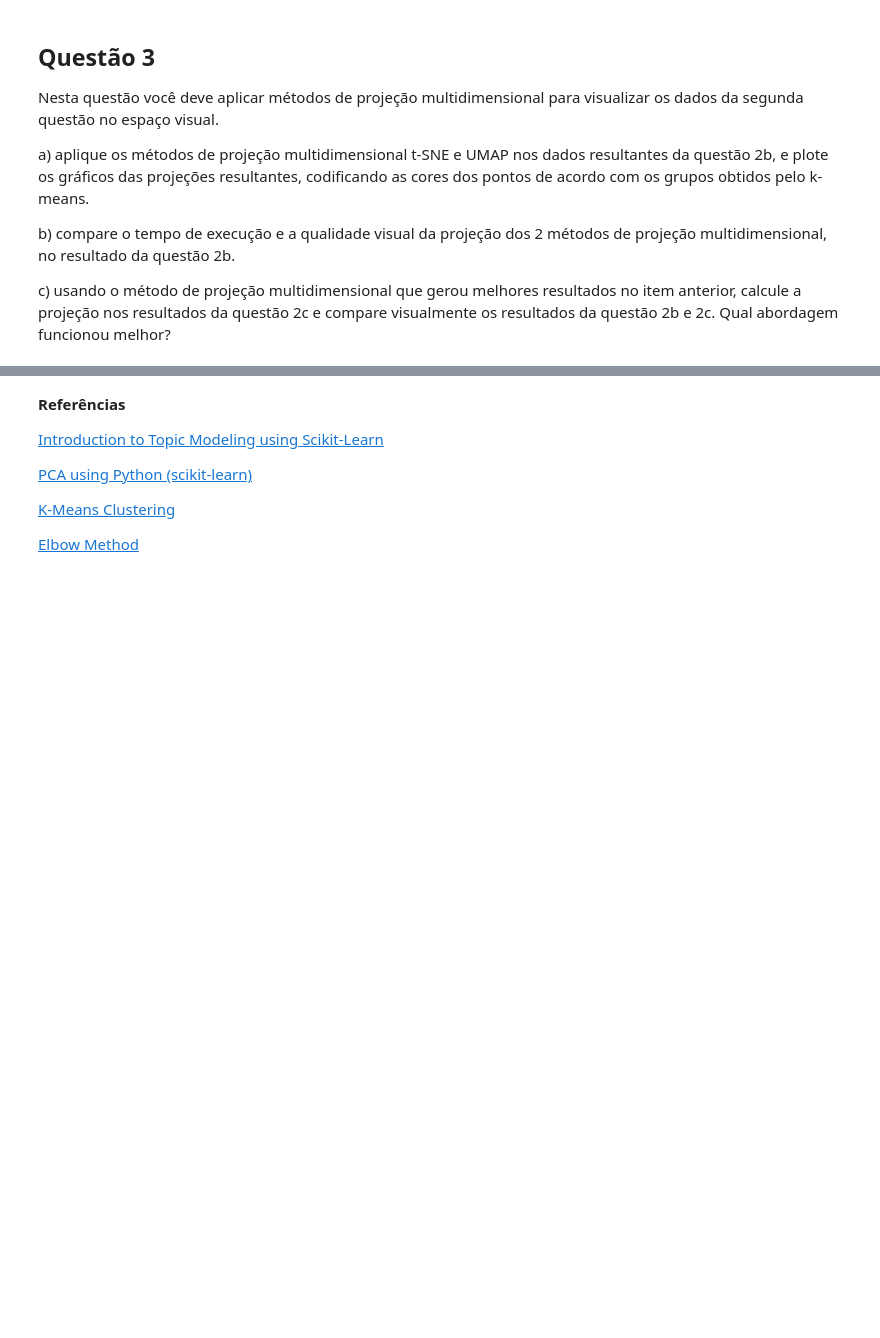
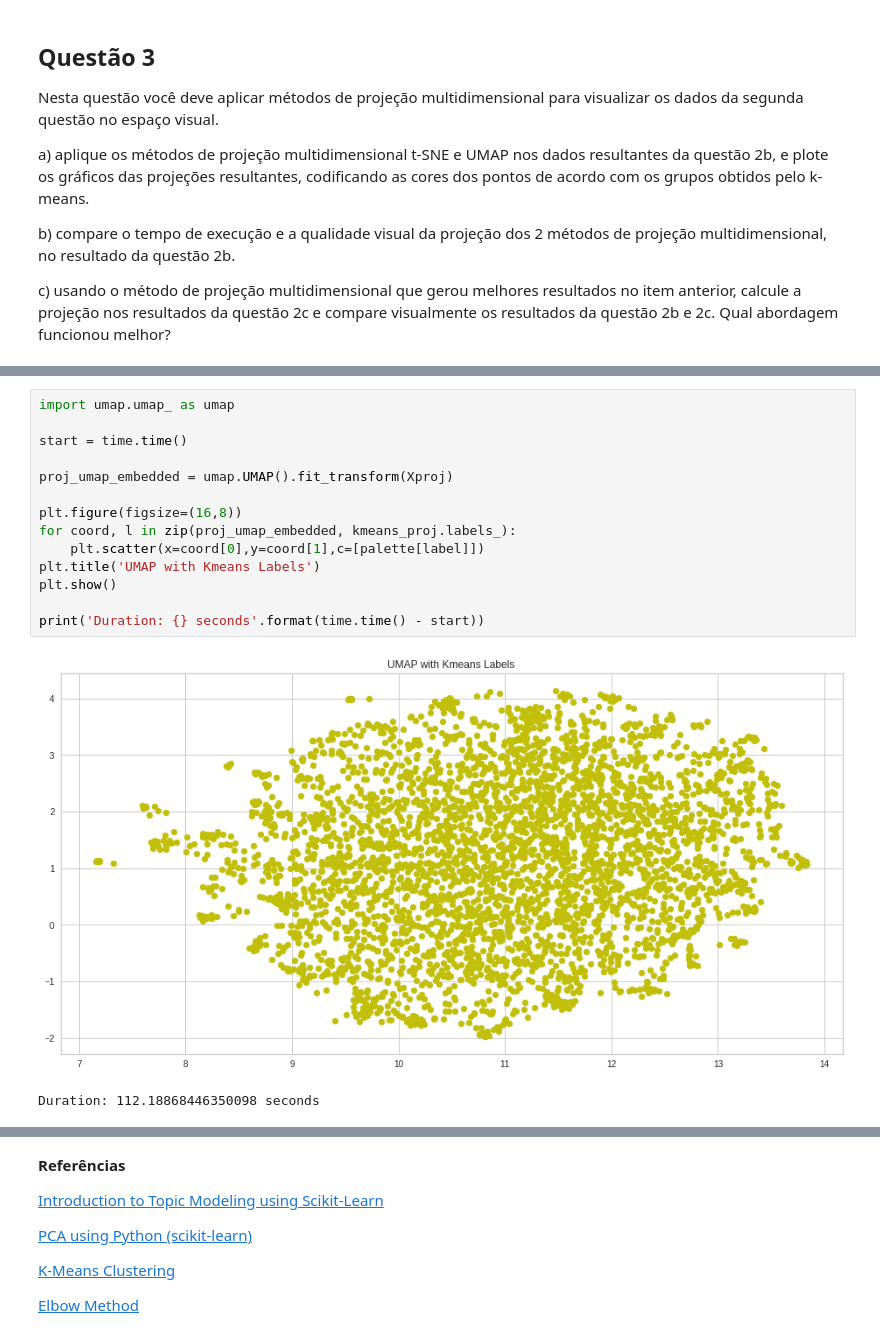
Before and after one commit to audreyemmely/natural-language-processing, a Jupyter notebook: pln_lista4.ipynb, the cells around one changed output, grey strips where cells are left out. Cells and saved outputs as stored; diff of their text form; blank space fills up the shorter version.

```diff
--- a/pln_lista4.ipynb
+++ b/pln_lista4.ipynb
@@ -205,0 +260,17 @@ funcionou melhor?
+# %%
+import umap.umap_ as umap
+
+start = time.time()
+
+proj_umap_embedded = umap.UMAP().fit_transform(Xproj)
+
+plt.figure(figsize=(16,8))
+for coord, l in zip(proj_umap_embedded, kmeans_proj.labels_):
+    plt.scatter(x=coord[0],y=coord[1],c=[palette[label]])
+plt.title('UMAP with Kmeans Labels')
+plt.show()
+
+print('Duration: {} seconds'.format(time.time() - start))
+# %% [output]
+[figure, added]
+Duration: 112.18868446350098 seconds
```
Also changed, not shown: parts of 17 cells of this notebook.
